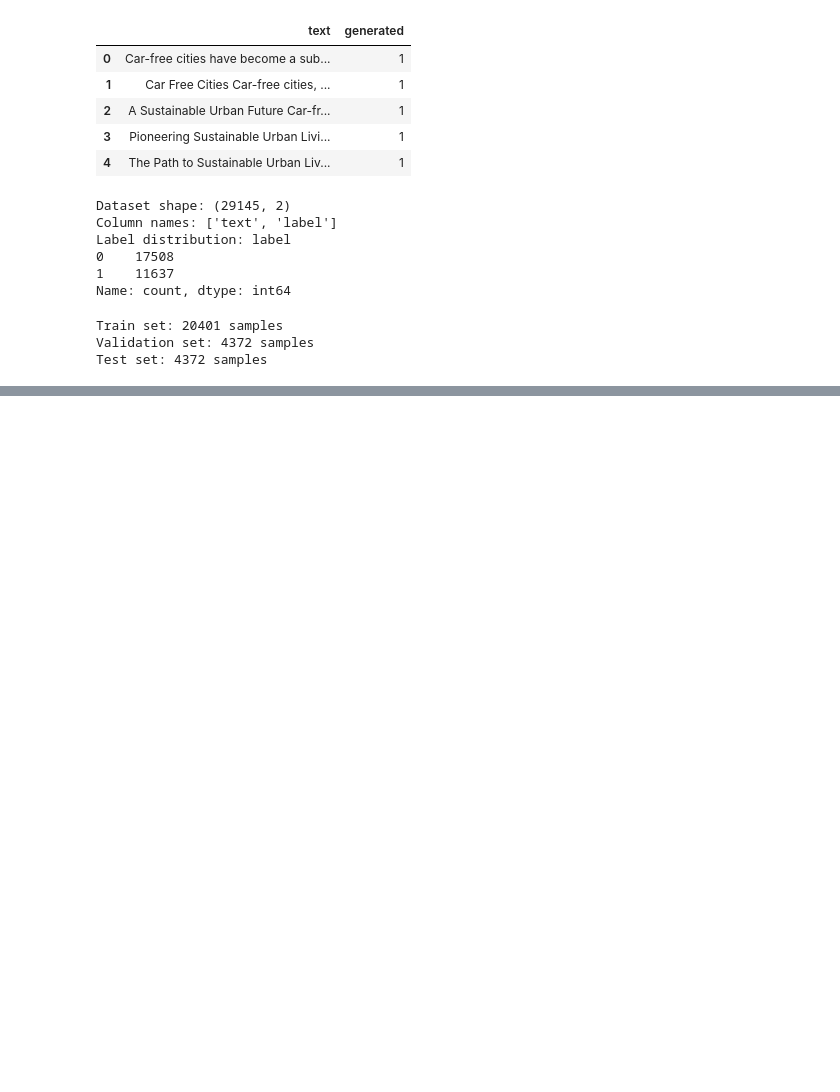
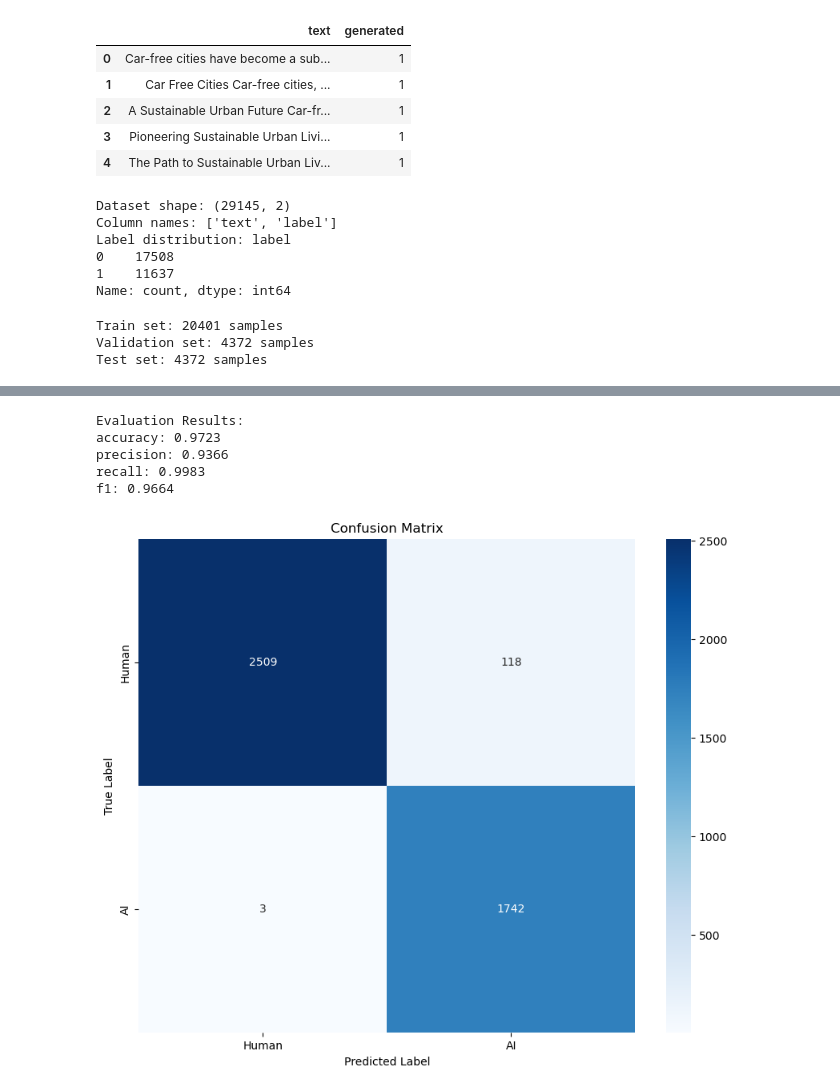
Before and after one commit to AfnanAbdul/TuringLens, a Jupyter notebook: notebooks/finetune_GPT.ipynb, the cells around one changed output, grey strips where cells are left out. Cells and saved outputs as stored; diff of their text form; code cells hidden in the pictures; blank space fills up the shorter version.

Commit message:
Added the correct ipynb for gpt2 model

```diff
--- a/notebooks/finetune_GPT.ipynb
+++ b/notebooks/finetune_GPT.ipynb
@@ -77,0 +90,4 @@ NameError: name 'Dataset' is not defined
+# %%
+train_dataset = train_dataset.map(preprocess_function, batched=True)
+val_dataset = val_dataset.map(preprocess_function, batched=True)
+test_dataset = test_dataset.map(preprocess_function, batched=True)
@@ -77,0 +119,2 @@ NameError: name 'Dataset' is not defined
+# %%
+trainer.train()
@@ -77,0 +147,13 @@ NameError: name 'Dataset' is not defined
+# %%
+metric = evaluate.combine(["accuracy", "precision", "recall", "f1"])
+
+# Evaluate on test set
+predictions = trainer.predict(test_dataset)
+preds = np.argmax(predictions.predictions, axis=1)
+labels = predictions.label_ids
+
+# Get probabilities for ROC curve (probability of class 1 - AI text)
+probs = predictions.predictions[:, 1]
+
+# Calculate metrics
+metrics_result = metric.compute(predictions=preds, references=labels)
@@ -77,0 +162,23 @@ NameError: name 'Dataset' is not defined
+# %%
+print("\nEvaluation Results:")
+for metric_name, value in metrics_result.items():
+    print(f"{metric_name}: {value:.4f}")
+# %% [output]
+Evaluation Results:
+accuracy: 0.9723
+precision: 0.9366
+recall: 0.9983
+f1: 0.9664
+# %%
+# Generate and display confusion matrix
+class_names = ["Human", "AI"]
+cm = confusion_matrix(labels, preds)
+plt.figure(figsize=(10, 8))
+sns.heatmap(cm, annot=True, fmt='d', cmap='Blues', xticklabels=class_names, yticklabels=class_names)
+plt.ylabel('True Label')
+plt.xlabel('Predicted Label')
+plt.title('Confusion Matrix')
+plt.savefig(f"{save_dir}/{model_name}_confusion_matrix.png")
+plt.show()
+# %% [output]
+[figure, added]
```
Also changed, not shown: parts of 14 cells of this notebook.
